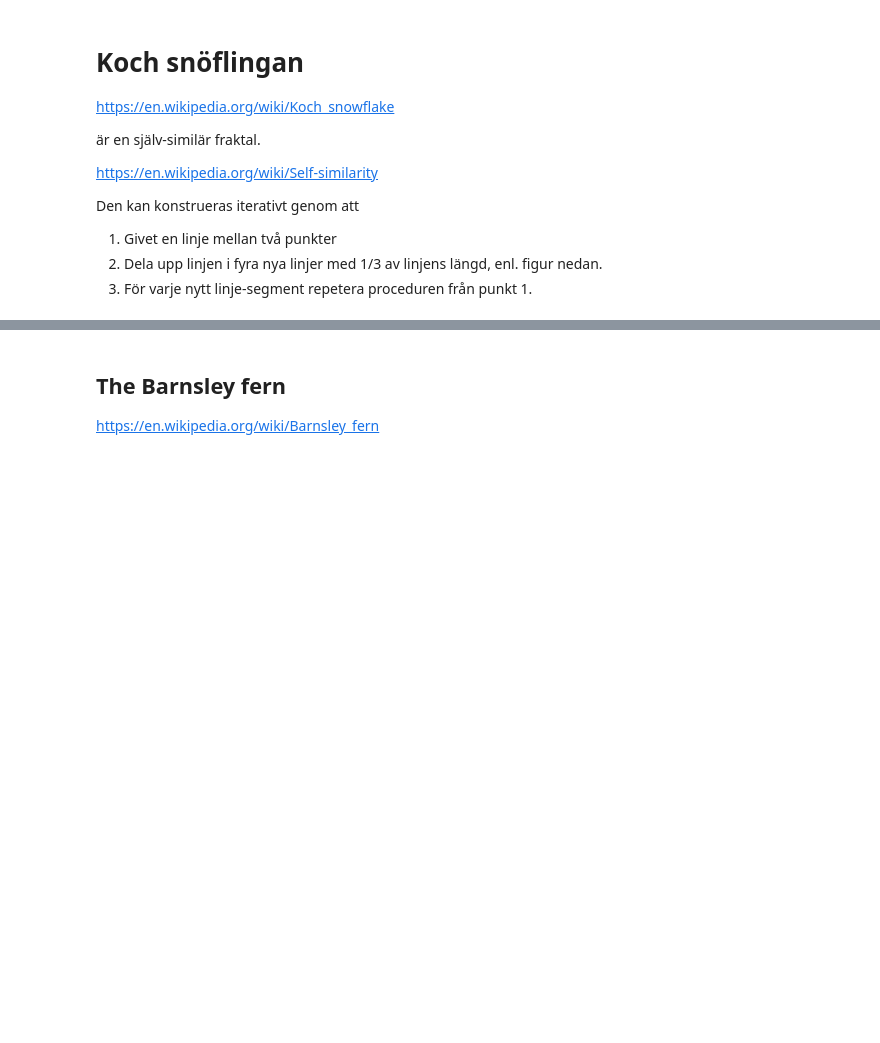
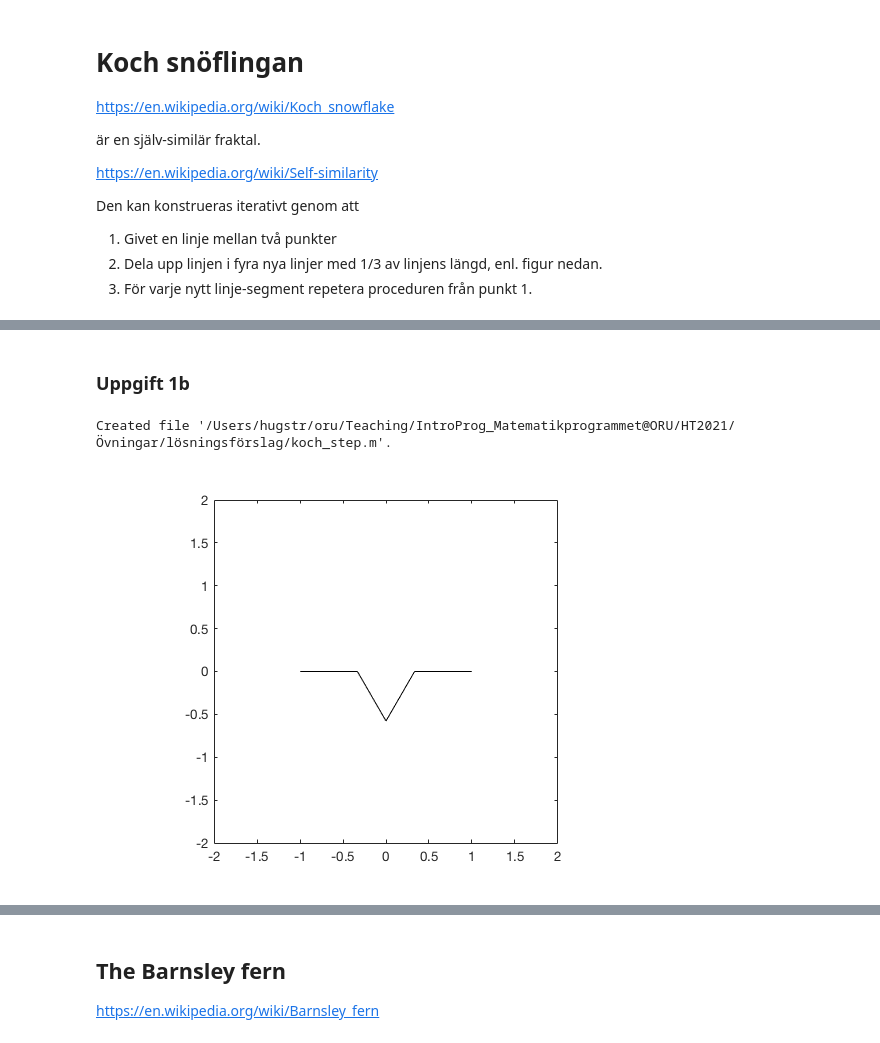
Before and after one commit to HugoStrand/matlab-intro, a Jupyter notebook: Övningar/lösningsförslag/Övning4_Lösningsförslag.ipynb, the cells around one changed output, grey strips where cells are left out. Cells and saved outputs as stored; diff of their text form; code cells hidden in the pictures; blank space fills up the shorter version.

```diff
--- a/Övningar/lösningsförslag/Övning4_Lösningsförslag.ipynb
+++ b/Övningar/lösningsförslag/Övning4_Lösningsförslag.ipynb
@@ -157,0 +40,43 @@ axis('off')
+# %% [markdown]
+### Uppgift 1b
+# %%
+%%file koch_step.m
+
+function v = koch_step(v_start)
+
+v = v_start;
+
+R = -[0, -1; 1, 0]; % Rotation matrix
+
+vn = [[]];
+for j = 1:length(v) - 1
+
+    v1 = v(:, j);
+    v2 = v(:, j + 1);
+
+    dv_para = 1/3 * (v2 - v1);
+    dv_orth = sqrt(3)/2 * R * dv_para;
+
+    v3 = v1 + dv_para;
+    v4 = v2 - dv_para;
+    v5 = v3 + dv_para/2 + dv_orth;
+
+    vv = [v1, v3, v5, v4];
+    vn = [vn, vv];
+end
+vn = [vn, v2];
+v = vn;
+
+end
+# %% [output]
+Created file '/Users/hugstr/oru/Teaching/IntroProg_Matematikprogrammet@ORU/HT2021/Övningar/lösningsförslag/koch_step.m'.
+# %%
+v_start = [[-1, 0] ; [+1, 0]]';
+
+v = koch_step(v_start);
+x = v(1, :); y = v(2, :);
+
+plot(x, y, '-k')
+xlim([-2, 2]); ylim([-2, 2]); axis('square');
+# %% [output]
+[figure, added]
```
Also changed, not shown: parts of 20 cells of this notebook.
